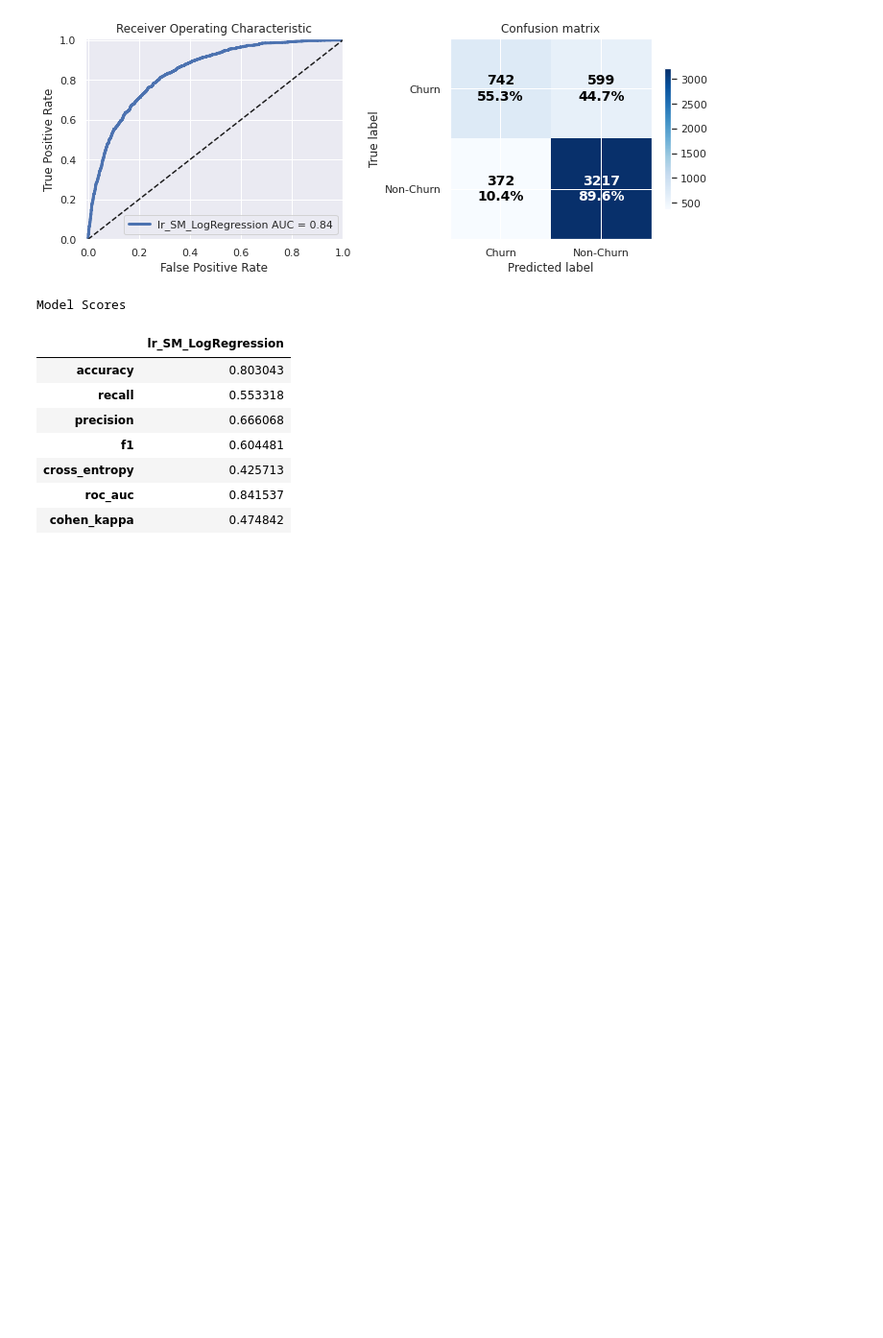
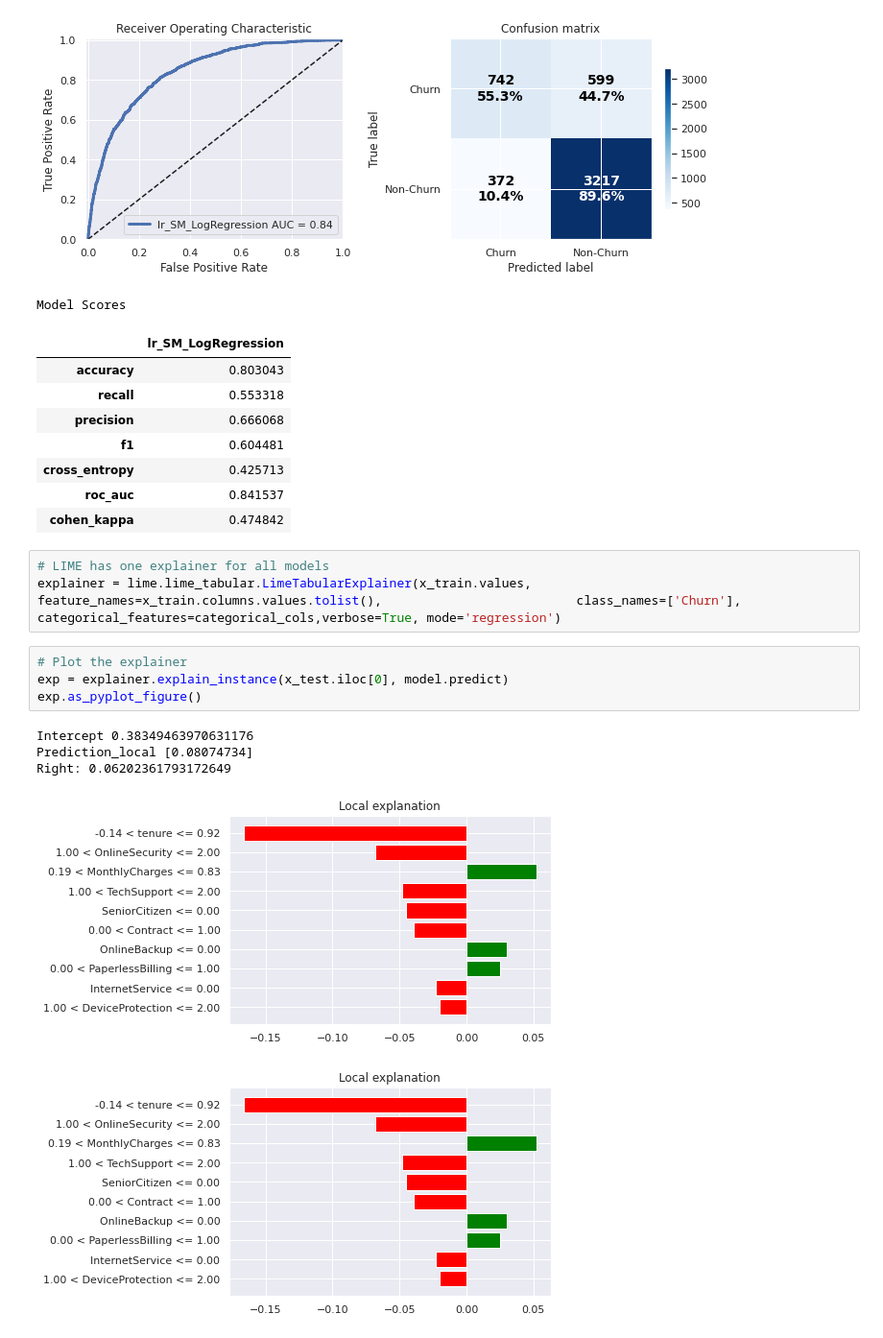
Before and after one commit to mikep67/mkp_code, a Jupyter notebook: Institute of Data Course/telco-customer-churn-project/notebook/customer-churn-LogRegression.ipynb, the cells around one changed output. Shown at 96% size. Drawn from its saved outputs; the diff is of its cells as text; blank space fills up the shorter version.

```diff
--- a/Institute of Data Course/telco-customer-churn-project/notebook/customer-churn-LogRegression.ipynb
+++ b/Institute of Data Course/telco-customer-churn-project/notebook/customer-churn-LogRegression.ipynb
@@ -141,3 +144,16 @@ Model Scores
 | cross_entropy | 0.425713 |
 | roc_auc | 0.841537 |
 | cohen_kappa | 0.474842 |
+# %%
+# LIME has one explainer for all models
+explainer = lime.lime_tabular.LimeTabularExplainer(x_train.values,          feature_names=x_train.columns.values.tolist(),                          class_names=['Churn'],                             categorical_features=categorical_cols,verbose=True, mode='regression')
+# %%
+# Plot the explainer
+exp = explainer.explain_instance(x_test.iloc[0], model.predict)
+exp.as_pyplot_figure()
+# %% [output]
+Intercept 0.38349463970631176
+Prediction_local [0.08074734]
+Right: 0.06202361793172649
+[figure, added]
+[figure, added]
```
Also changed, not shown: parts of 1 cell of this notebook, 3 other files.
